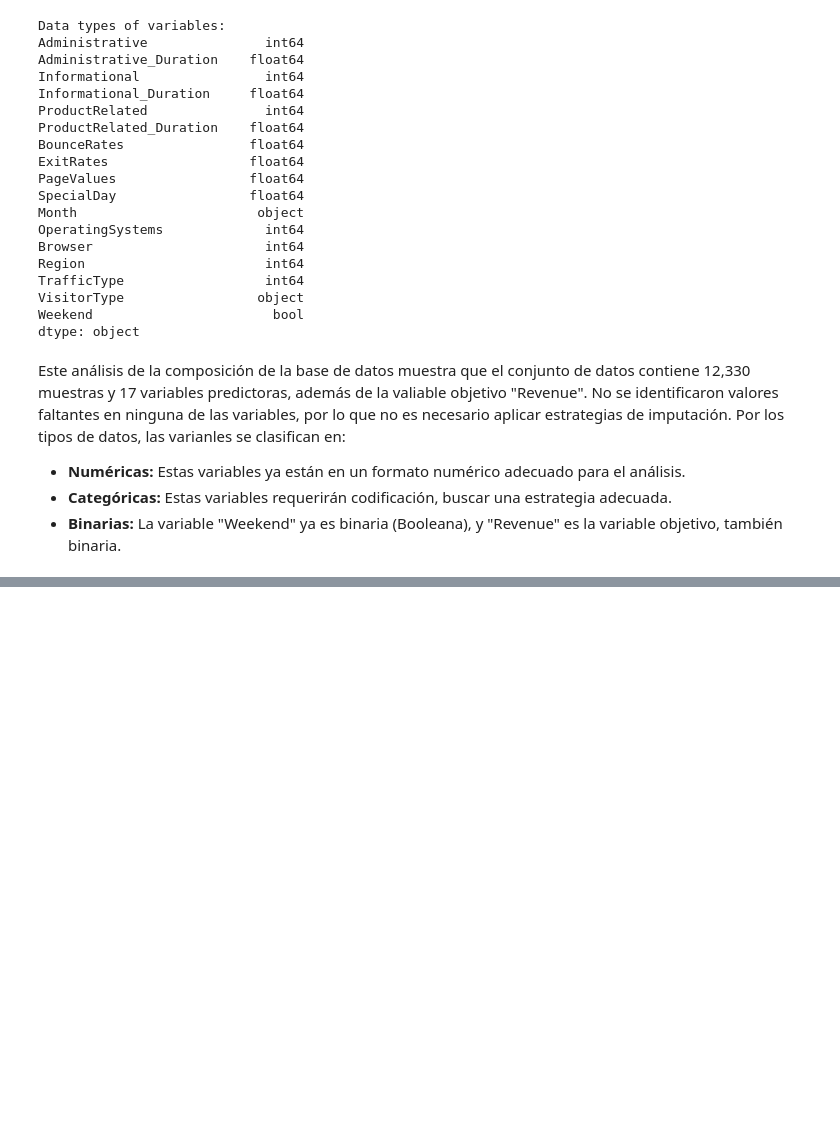
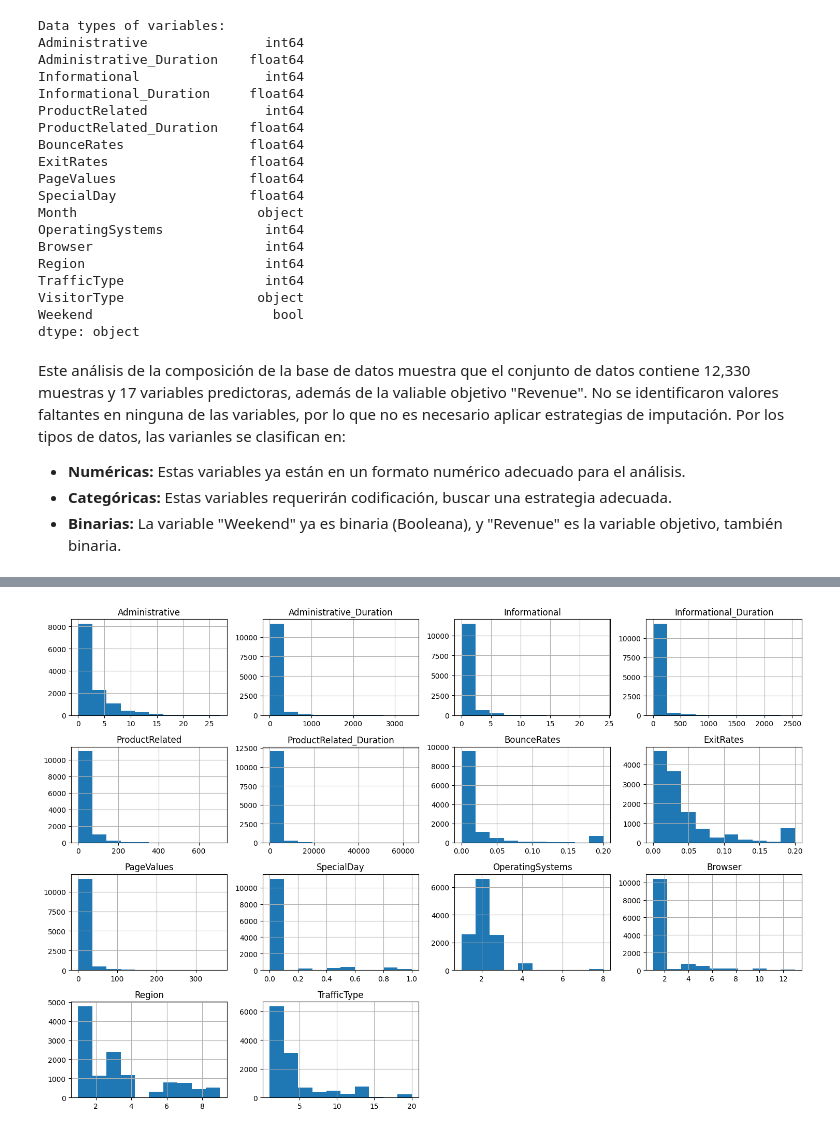
Before and after one commit to Nicolas-carmona16/online-shoppers-purchasing-intention, a Jupyter notebook: online_shoppers_analysis.ipynb, the cells around one changed output, grey strips where cells are left out. Saved outputs shown, nothing was run; the diff lists cells and outputs as text; code cells hidden in the pictures; blank space fills up the shorter version.

Commit message:
An exploratory analysis of the data was added with different diagrams.

```diff
--- a/online_shoppers_analysis.ipynb
+++ b/online_shoppers_analysis.ipynb
@@ -112,0 +125,8 @@ Por los tipos de datos, las varianles se clasifican en:
+# %%
+# Histogramas para características numéricas
+numerical_features = X.select_dtypes(include=['int64', 'float64']).columns
+X[numerical_features].hist(figsize=(15, 10))
+plt.tight_layout()
+plt.show()
+# %% [output]
+[figure, added]
```
Also changed, not shown: parts of 7 cells of this notebook.
